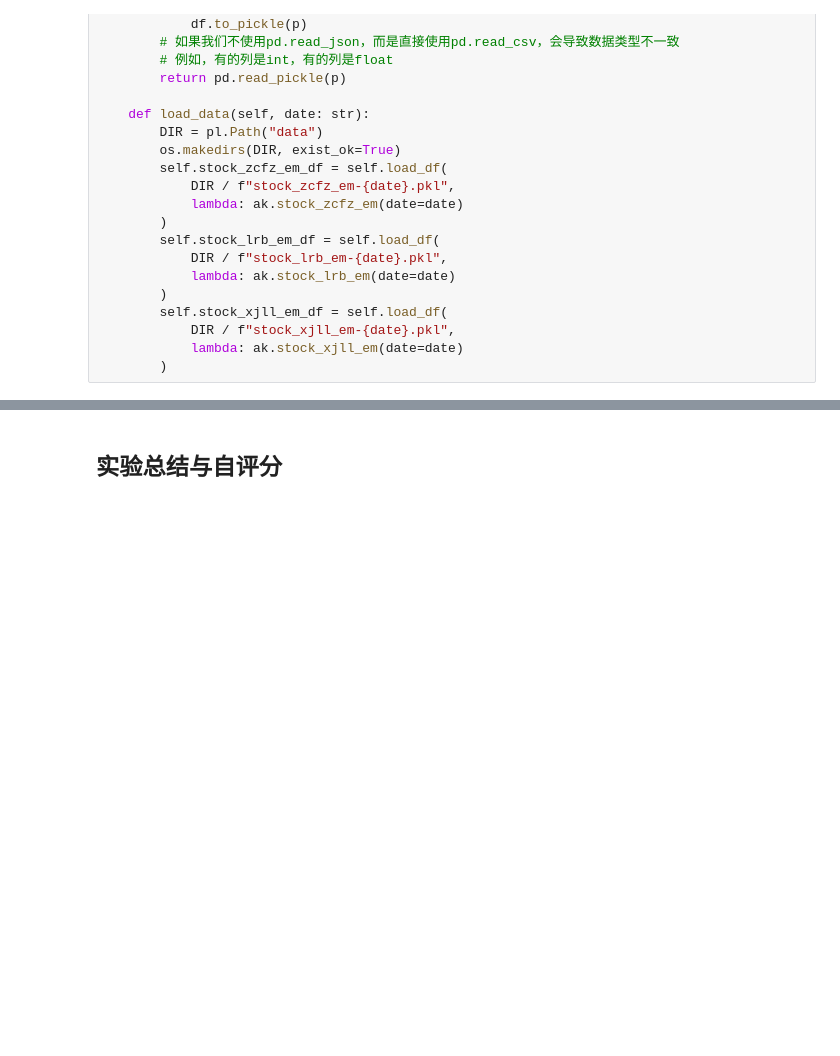
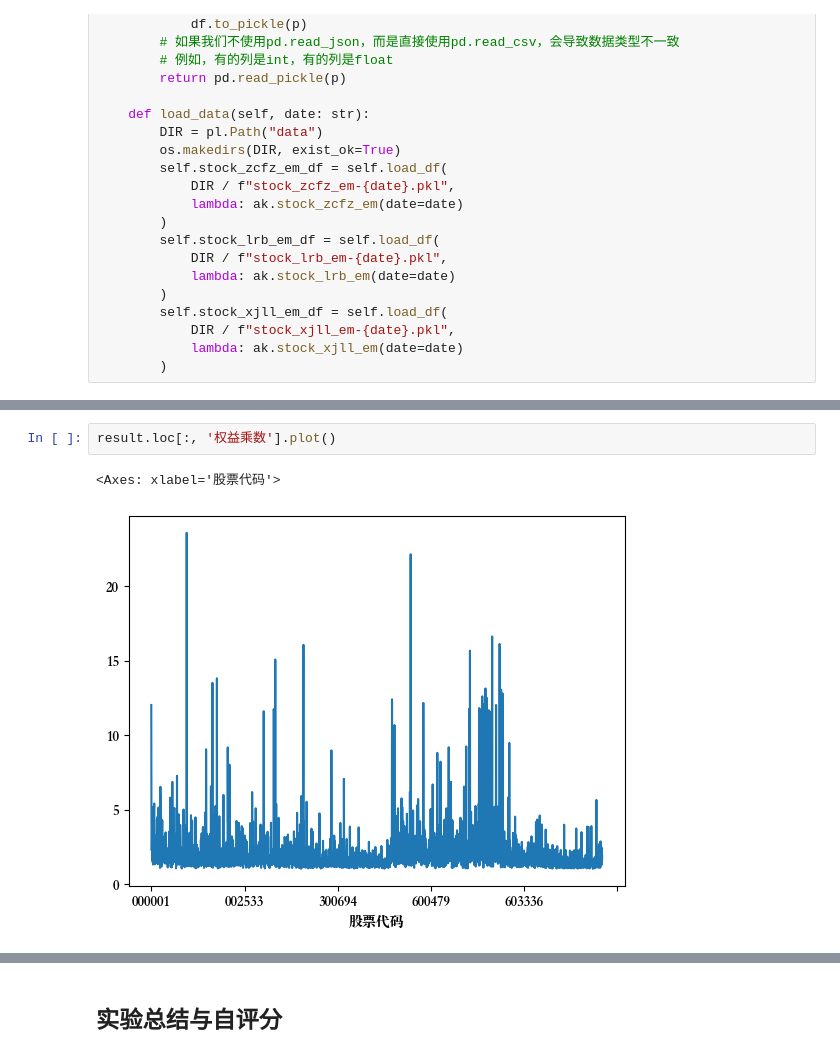
Before and after one commit to TheVeryDarkness/cs410, a Jupyter notebook: 2/2.ipynb, the cells around one changed output, grey strips where cells are left out. Saved outputs shown, nothing was run; the diff lists cells and outputs as text; blank space fills up the shorter version.

```diff
--- a/2/2.ipynb
+++ b/2/2.ipynb
@@ -117,0 +225,5 @@ end.stock_zcfz_em_df.plot(ax=ax, y="资产负债率")
+# %%
+result.loc[:, '权益乘数'].plot()
+# %% [output]
+<Axes: xlabel='股票代码'>
+[figure, added]
```
Also changed, not shown: parts of 12 cells of this notebook, 6 other files.
